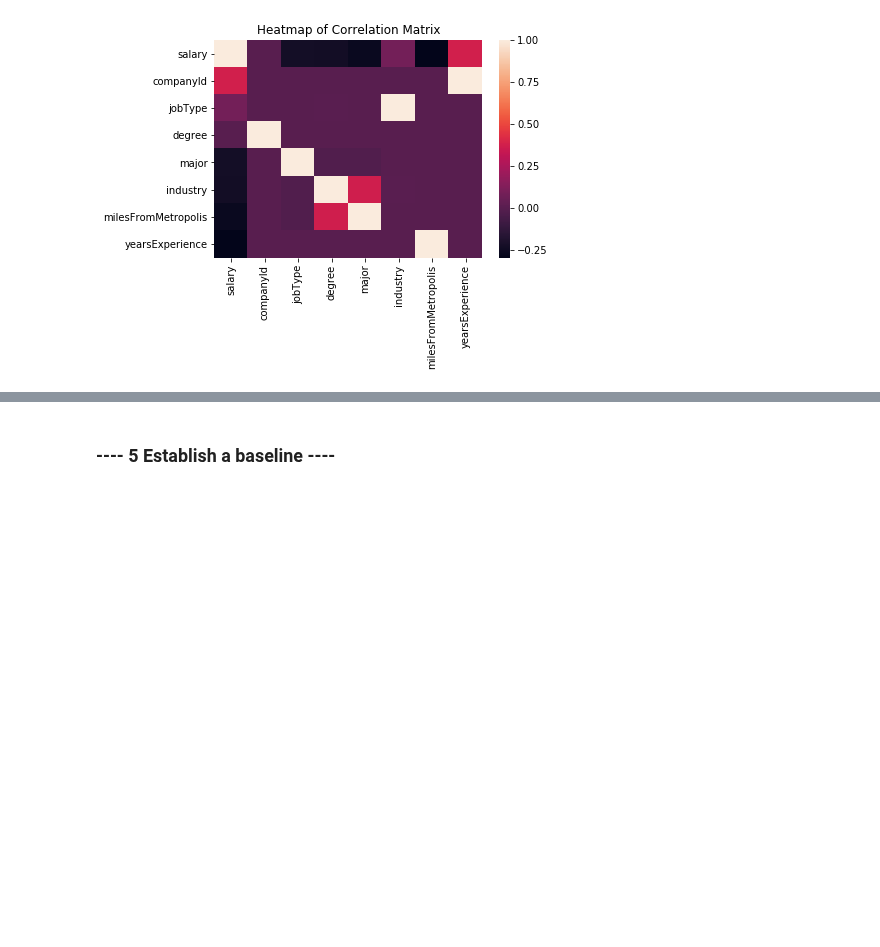
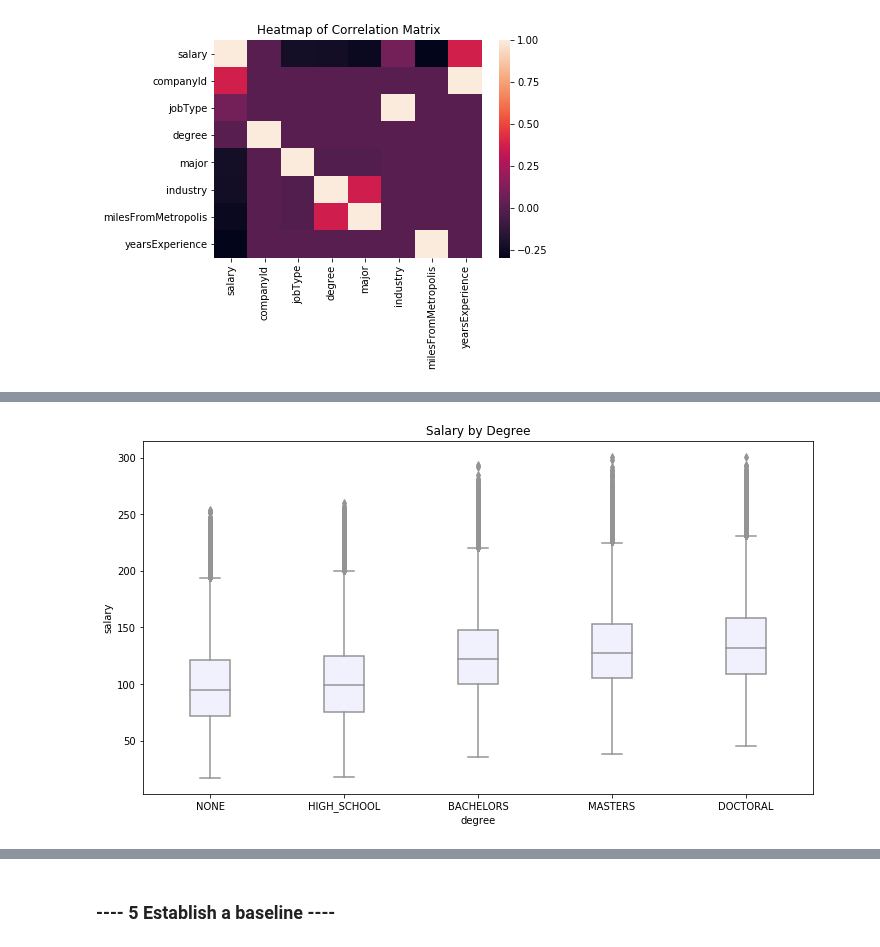
Before and after one commit to kirahman2/salarypredictionportfolio, a Jupyter notebook: Salary Prediction Notebook.ipynb, the cells around one changed output, grey strips where cells are left out. Saved outputs shown, nothing was run; the diff lists cells and outputs as text; code cells hidden in the pictures; blank space fills up the shorter version.

```diff
--- a/Salary Prediction Notebook.ipynb
+++ b/Salary Prediction Notebook.ipynb
@@ -429,0 +376,4 @@ sns.boxplot(x='industry', y='milesFromMetropolis', data=df, ax=axes[1]).set_titl
+# %%
+Boxplot(data.train_df_eda, train_target, 'degree', 'Salary by Degree');
+# %% [output]
+[figure, added]
```
Also changed, not shown: parts of 26 cells of this notebook.
